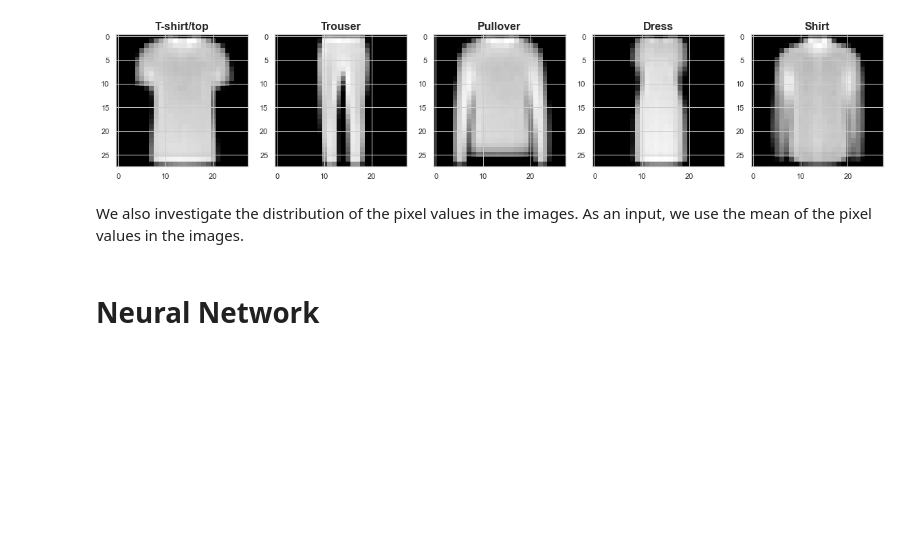
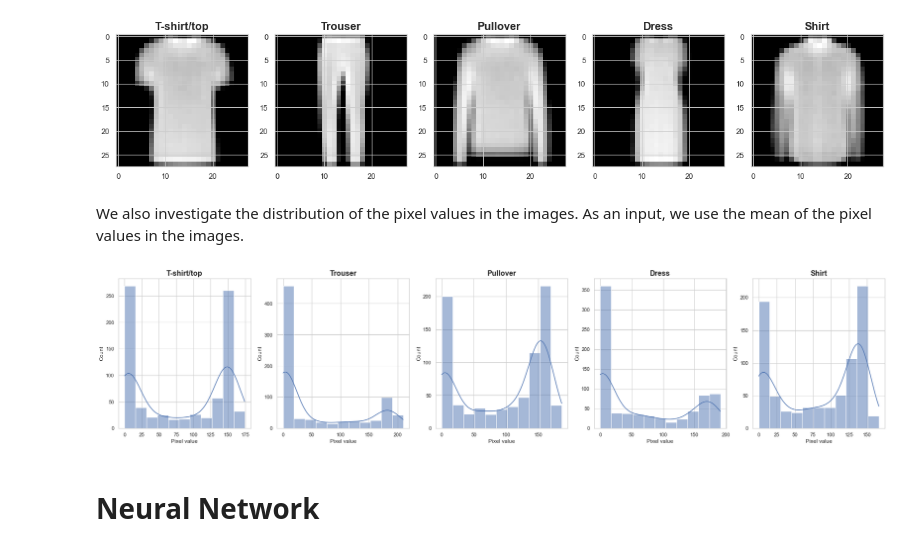
Before and after one commit to HubertWojcik10/machine_learning_project, a Jupyter notebook: main.ipynb, the cells around one changed output. Cells and saved outputs as stored; diff of their text form; code cells hidden in the pictures; blank space fills up the shorter version.

Commit message:
new plots

```diff
--- a/main.ipynb
+++ b/main.ipynb
@@ -102,21 +92,23 @@ We also investigate the distribution of the pixel values in the images. As an in
 # %%
 def plot_color_distribution(X, y):
     ''' Plot the distribution of the colors '''
     classes = np.unique(y)
     av_imgs = np.zeros((len(classes), 28, 28))
     for c in classes:
         imgs = X[y == c]
         av_imgs[c] = np.mean(imgs, axis=0).reshape(28, 28)
 
     #plot the distribution of the average image
     fig, ax = plt.subplots(1, len(classes), figsize=(30, 6))
     for c in classes:
         sns.histplot(av_imgs[c].flatten(), ax=ax[c], kde=True)
         ax[c].set_title(NAMES[c], fontsize=16, fontweight='bold')
         ax[c].set_xlabel('Pixel value')
         ax[c].set_ylabel('Count')
 
-#plot_color_distribution(X_train, y_train)
+plot_color_distribution(X_train, y_train)
+# %% [output]
+[figure, added]
 # %% [markdown]
 # Neural Network
 # %%
```
Also changed, not shown: parts of 18 cells of this notebook.
